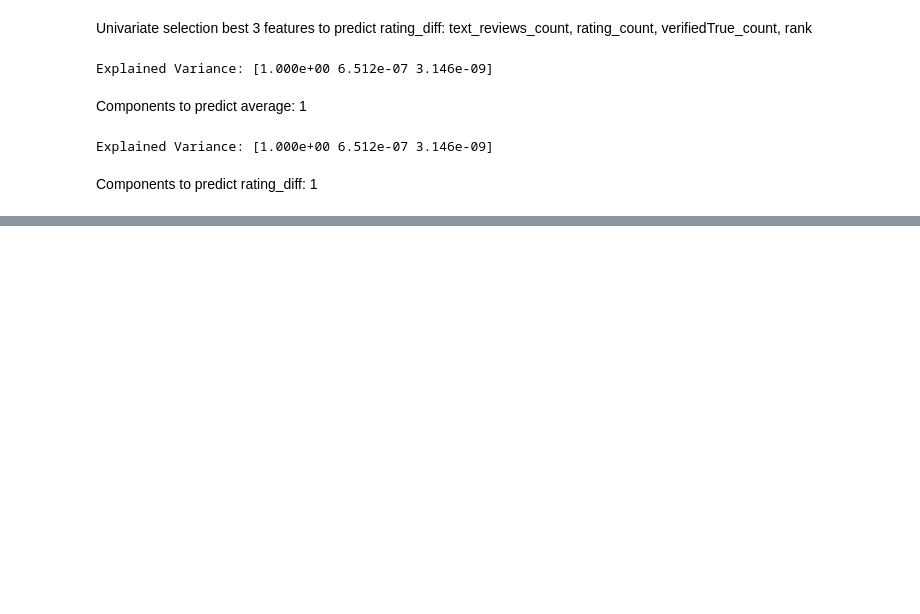
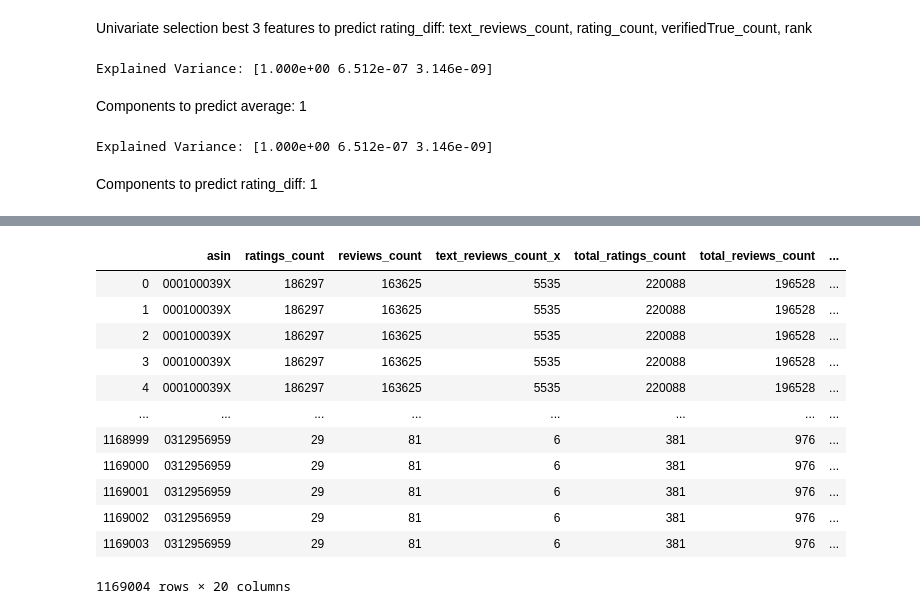
Before and after one commit to tlam7497/CapstoneProject, a Jupyter notebook: features_selection.ipynb, the cells around one changed output, grey strips where cells are left out. Saved outputs shown, nothing was run; the diff lists cells and outputs as text; code cells hidden in the pictures; blank space fills up the shorter version.

```diff
--- a/features_selection.ipynb
+++ b/features_selection.ipynb
@@ -635,0 +655,17 @@ Components to predict rating_diff: 1
+# %%
+book_am_gr = pd.merge(book_am_gr, a1NF, how = 'inner', on ='asin')
+book_am_gr
+# %% [output]
+|  | asin | ratings_count | reviews_count | text_reviews_count_x | total_ratings_count | total_reviews_count | ... |
+| 0 | 000100039X | 186297 | 163625 | 5535 | 220088 | 196528 | ... |
+| 1 | 000100039X | 186297 | 163625 | 5535 | 220088 | 196528 | ... |
+| 2 | 000100039X | 186297 | 163625 | 5535 | 220088 | 196528 | ... |
+| 3 | 000100039X | 186297 | 163625 | 5535 | 220088 | 196528 | ... |
+| 4 | 000100039X | 186297 | 163625 | 5535 | 220088 | 196528 | ... |
+| ... | ... | ... | ... | ... | ... | ... | ... |
+| 1168999 | 0312956959 | 29 | 81 | 6 | 381 | 976 | ... |
+| 1169000 | 0312956959 | 29 | 81 | 6 | 381 | 976 | ... |
+| 1169001 | 0312956959 | 29 | 81 | 6 | 381 | 976 | ... |
+| 1169002 | 0312956959 | 29 | 81 | 6 | 381 | 976 | ... |
+| 1169003 | 0312956959 | 29 | 81 | 6 | 381 | 976 | ... |
+1169004 rows × 20 columns
```
Also changed, not shown: parts of 8 cells of this notebook.
